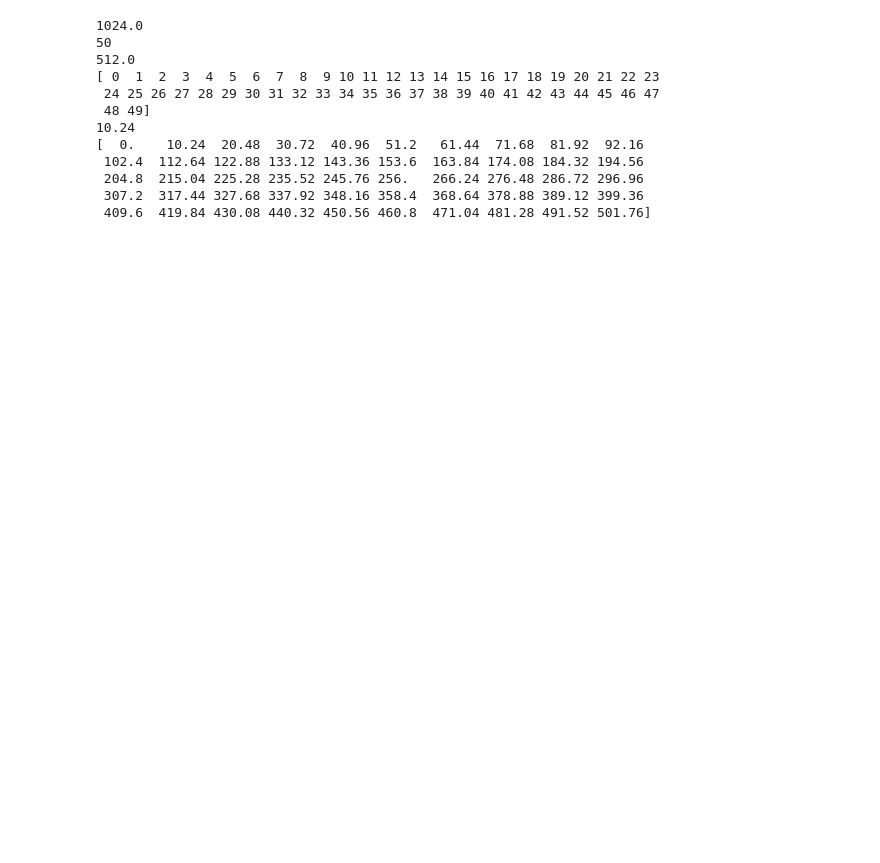
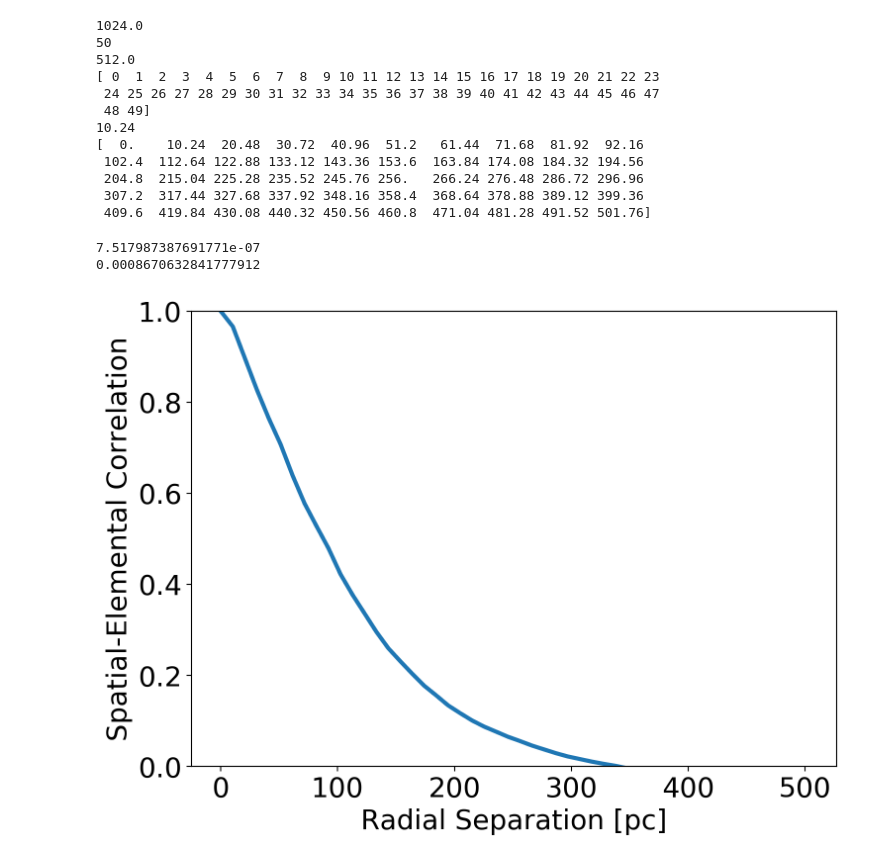
Before and after one commit to MohammadRefat23/project, a Jupyter notebook: TwoPoint_PlotMaker.ipynb, the cells around one changed output. Cells and saved outputs as stored; diff of their text form; code cells hidden in the pictures; blank space fills up the shorter version.

```diff
--- a/TwoPoint_PlotMaker.ipynb
+++ b/TwoPoint_PlotMaker.ipynb
@@ -98,3 +171,21 @@ print r  ##x-axis
  204.8  215.04 225.28 235.52 245.76 256.   266.24 276.48 286.72 296.96
  307.2  317.44 327.68 337.92 348.16 358.4  368.64 378.88 389.12 399.36
  409.6  419.84 430.08 440.32 450.56 460.8  471.04 481.28 491.52 501.76]
+# %%
+Var = np.var(Zxy_data)
+print Var
+Std = np.std(Zxy_data)
+print Std
+# %% [output]
+7.517987387691771e-07
+0.0008670632841777912
+# %%
+plt.figure(figsize = (8,6))
+plt.plot(r,tp_2d.mean(axis=1),lw=3)
+plt.xlabel("Radial Separation [pc]")
+plt.ylabel("Spatial-Elemental Correlation")
+plt.ylim(0,1)
+plt.tight_layout()
+plt.savefig("Plots/2PointPlot.png",bbox_inches='tight')
+# %% [output]
+[figure, added]
```
Also changed, not shown: parts of 12 cells of this notebook, 4 other files.
